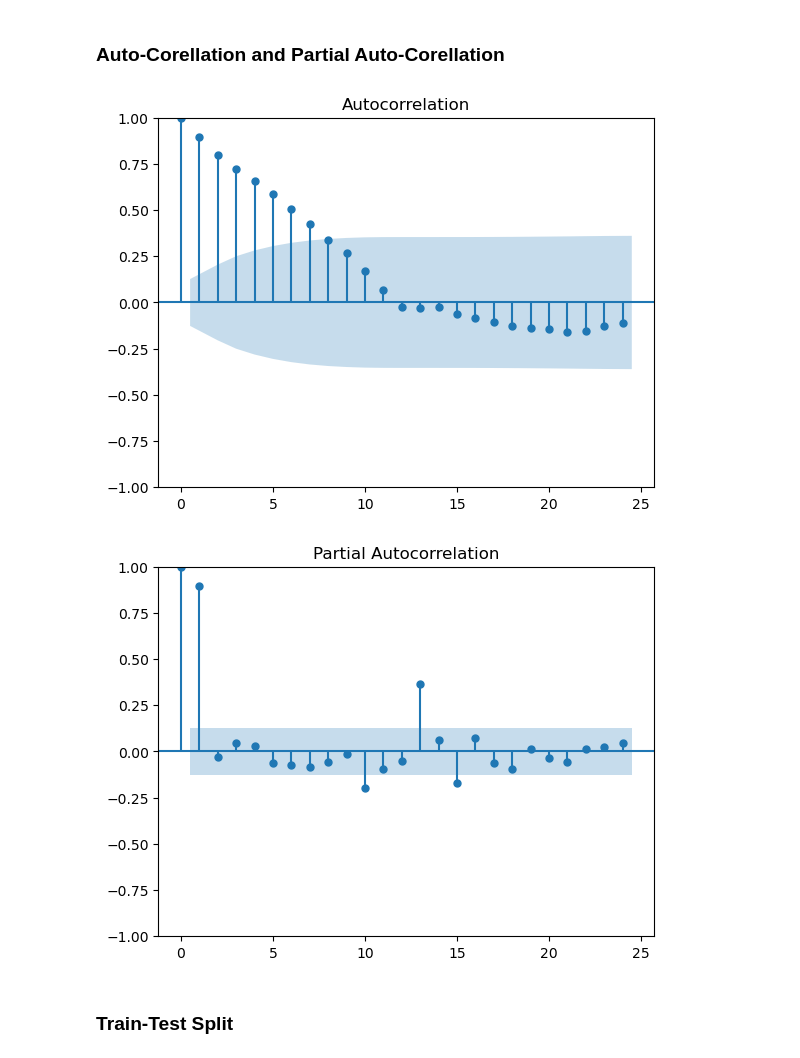
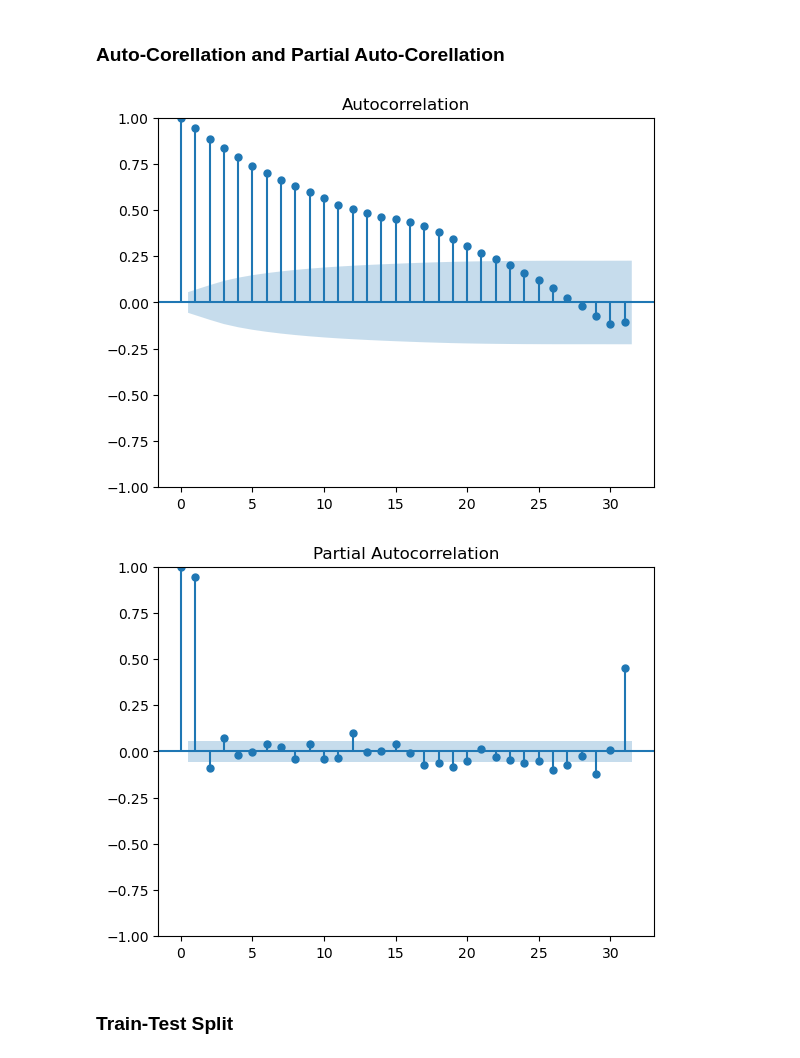
Before and after one commit to sohamthirty/Stock-Price-Prediction-with-Sentiment-Analysis, a Jupyter notebook: Stock_Price_Scraping_EDA.ipynb, the cells around one changed output. Saved outputs shown, nothing was run; the diff lists cells and outputs as text; code cells hidden in the pictures.

```diff
--- a/Stock_Price_Scraping_EDA.ipynb
+++ b/Stock_Price_Scraping_EDA.ipynb
@@ -55,6 +64,6 @@ data.Close.plot(xlim = ['2020-01-01', '2021-01-01'], ls = '--', figsize = (12, 4
 # %%
-data_aapl = pdr.get_data_yahoo(['AAPL'], start='2015-01-01', end='2019-12-31')
-data_aapl.head()
+data = pdr.get_data_yahoo(['GOOG'], start='2015-01-01', end='2019-12-31')
+data.head()
 # %% [output]
 [*********************100%%**********************]  1 of 1 completed
 |  | Open | High | Low | Close | Adj Close | Volume |
@@ -302,8 +311,8 @@ Assuming a 95% confidence interval, the p-value is greater than 0.05. Hence we f
 We need to convert the data into stationary form.
 # %%
 #Get first differencing
-data_aapl_2019['First_differnce'] = data_aapl_2019.Close - data_aapl_2019.Close.shift(12)
-data_aapl_2019.head()
+data['First_differnce'] = data.Close - data.Close.shift(30)
+data.head()
 # %% [output]
 |  | Open | High | Low | Close | Adj Close | Volume | First_differnce |
 | Date |  |  |  |  |  |  |  |
@@ -328,13 +337,13 @@ Thus d = 1
 # %% [markdown]
 ### Auto-Corellation and Partial Auto-Corellation
 # %%
-acf = plot_acf(data_aapl_2019['First_differnce'].dropna())
+acf = plot_acf(data['First_differnce'].dropna())
 # %% [output]
-[figure, old version]
+[figure, new version]
 # %%
-pacf = plot_pacf(data_aapl_2019['First_differnce'].dropna())
+pacf = plot_pacf(data['First_differnce'].dropna())
 # %% [output]
-[figure, old version]
+[figure, new version]
 # %% [markdown]
 ### Train-Test Split
 # %%
```
Also changed, not shown: parts of 55 cells of this notebook.
